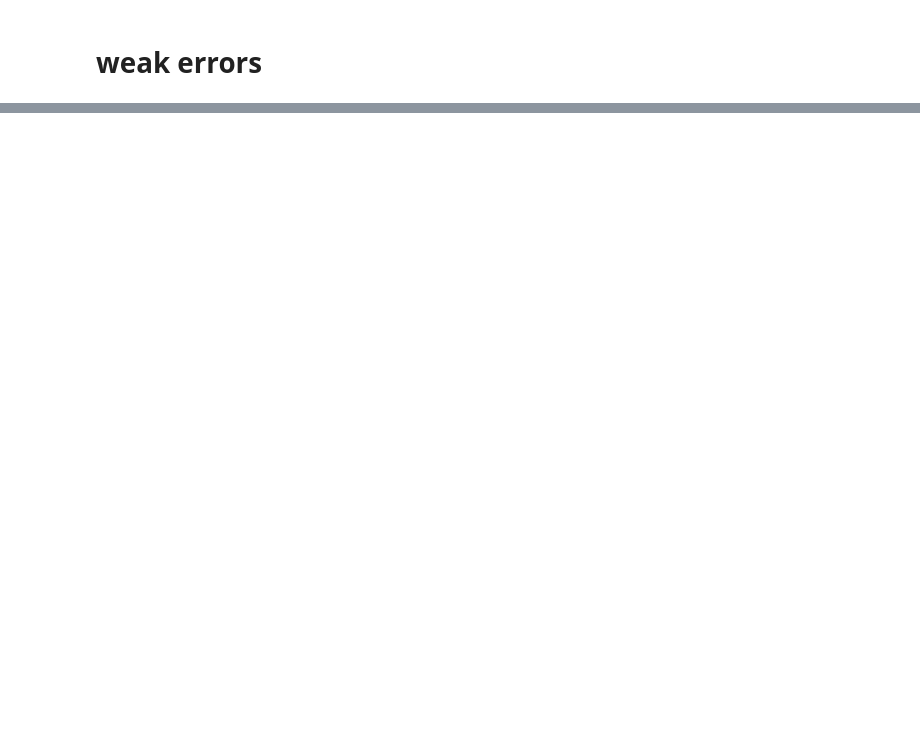
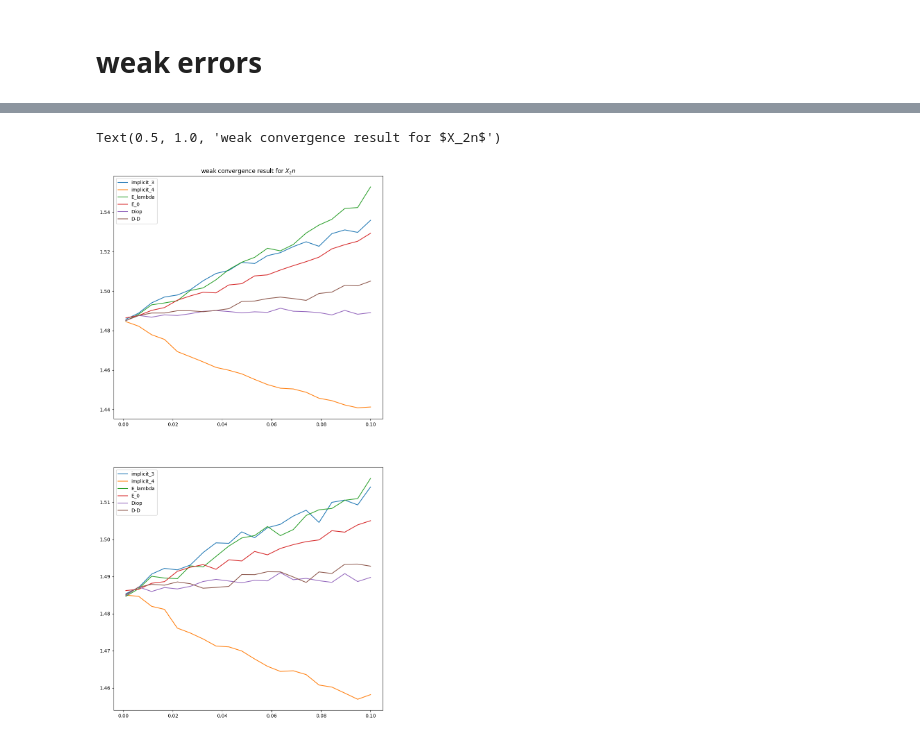
Before and after one commit to ziruNIu/project-Monte-Carlo, a Jupyter notebook: CIR.ipynb, the cells around one changed output, grey strips where cells are left out. Saved outputs shown, nothing was run; the diff lists cells and outputs as text; code cells hidden in the pictures; blank space fills up the shorter version.

```diff
--- a/CIR.ipynb
+++ b/CIR.ipynb
@@ -122,0 +126,28 @@ result_weak_error.loc[:,idx[:,'extrapolation']].droplevel(1, axis = 1).plot(ax =
+# %%
+"""
+Instead of simulating 1e6 samples and computing the mean, we regroup the 1e6 samples in 10 groups,
+then we compute the mean for each group and the overal mean as the mean of the mean of each group
+"""
+
+results_weak_errors = []
+n_iters = 10
+for i in range(n_iters):
+    result_weak_error = (pd.DataFrame(index= step_width,
+                                   columns=pd.MultiIndex.from_product([ schemaTypes,['normal','double','extrapolation']]),
+                                   dtype= float))
+    for type in schemaTypes:
+        tem = weak_error(lambda x: (5 + 3*x**4)/(2 + 5*x),scheme, scheme_type= type, steps= steps,M = int(1e5))
+        result_weak_error.loc[:,idx[type,:]] = tem
+
+    results_weak_errors.append(result_weak_error)
+
+result_weak_error_agg = sum(results_weak_errors)/n_iters
+# %%
+fig, (ax1, ax2) = plt.subplots(2, figsize = (10,20))
+result_weak_error_agg.loc[:,idx[:,'normal']].droplevel(1, axis = 1).plot(ax = ax1)
+ax1.set_title('weak convergence result for $X_n$')
+result_weak_error_agg.loc[:,idx[:,'double']].droplevel(1, axis = 1).plot(ax = ax2)
+ax1.set_title('weak convergence result for $X_2n$')
+# %% [output]
+Text(0.5, 1.0, 'weak convergence result for $X_2n$')
+[figure, added]
```
Also changed, not shown: parts of 7 cells of this notebook, 3 other files.
